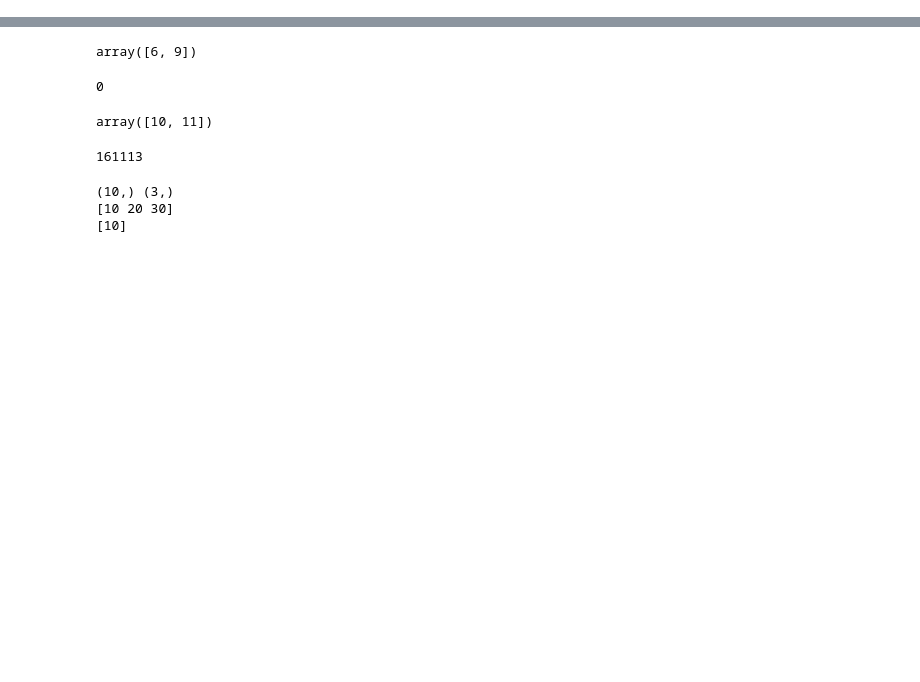
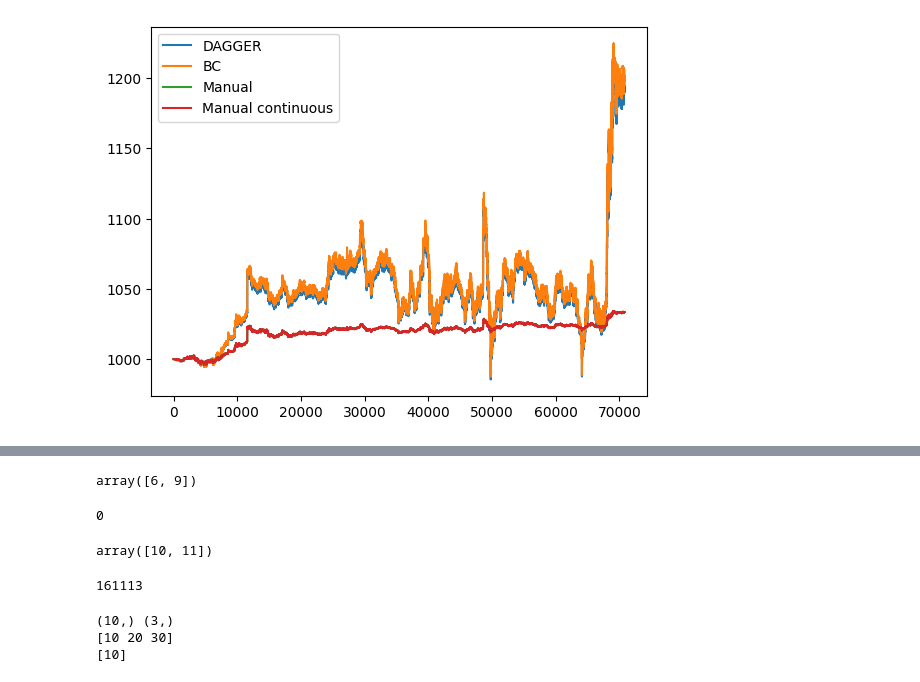
Before and after one commit to JuusoAsd/thesis, a Jupyter notebook: src/data_management/help.ipynb, the cells around one changed output, grey strips where cells are left out. Saved outputs shown, nothing was run; the diff lists cells and outputs as text; code cells hidden in the pictures; blank space fills up the shorter version.

```diff
--- a/src/data_management/help.ipynb
+++ b/src/data_management/help.ipynb
@@ -2,0 +9,15 @@ import numpy as np
+# %%
+df_dagger = pd.read_csv("/Users/juusoahlroos/Documents/own/gradu/parsed_data/results/compare_clone_dagger.csv")
+df_bc = pd.read_csv("/Users/juusoahlroos/Documents/own/gradu/parsed_data/results/compare_clone_bc.csv")
+
+df_manual = pd.read_csv("/Users/juusoahlroos/Documents/own/gradu/parsed_data/results/manual_policy_integer.csv")
+df_manual_cont = pd.read_csv("/Users/juusoahlroos/Documents/own/gradu/parsed_data/results/manual_continuous.csv")
+
+plt.plot(df_dagger["value"], label="DAGGER")
+plt.plot(df_bc["value"], label="BC")
+plt.plot(df_manual["value"], label="Manual")
+plt.plot(df_manual_cont["value"], label="Manual continuous")
+plt.legend()
+plt.show()
+# %% [output]
+[figure, added]
```
Also changed, not shown: parts of 6 cells of this notebook, 13 other files.
